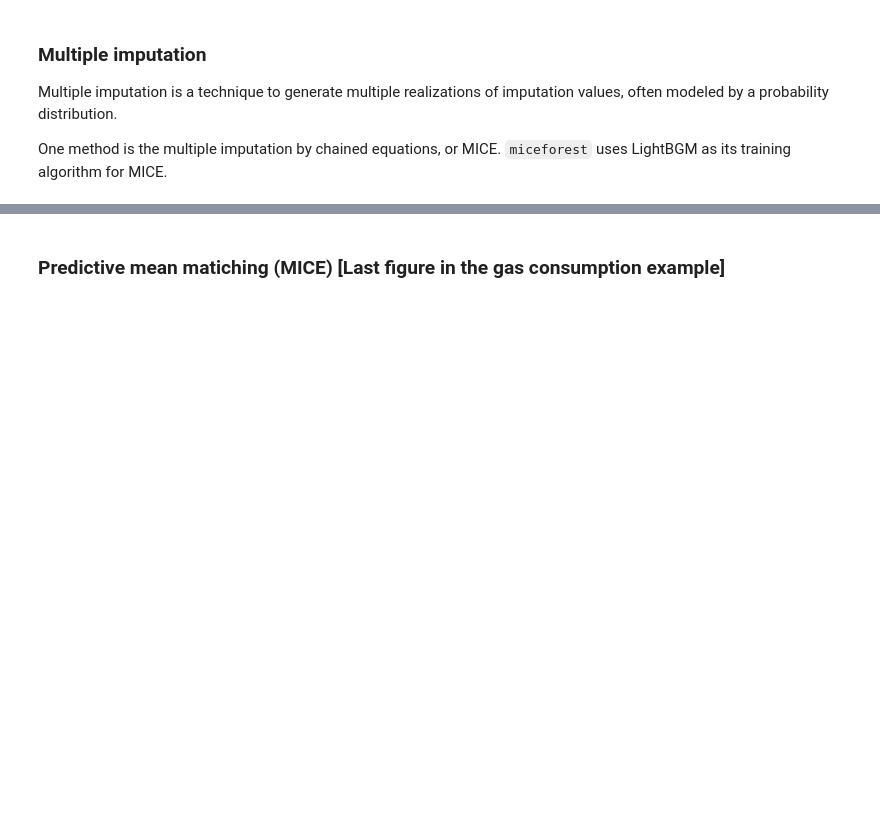
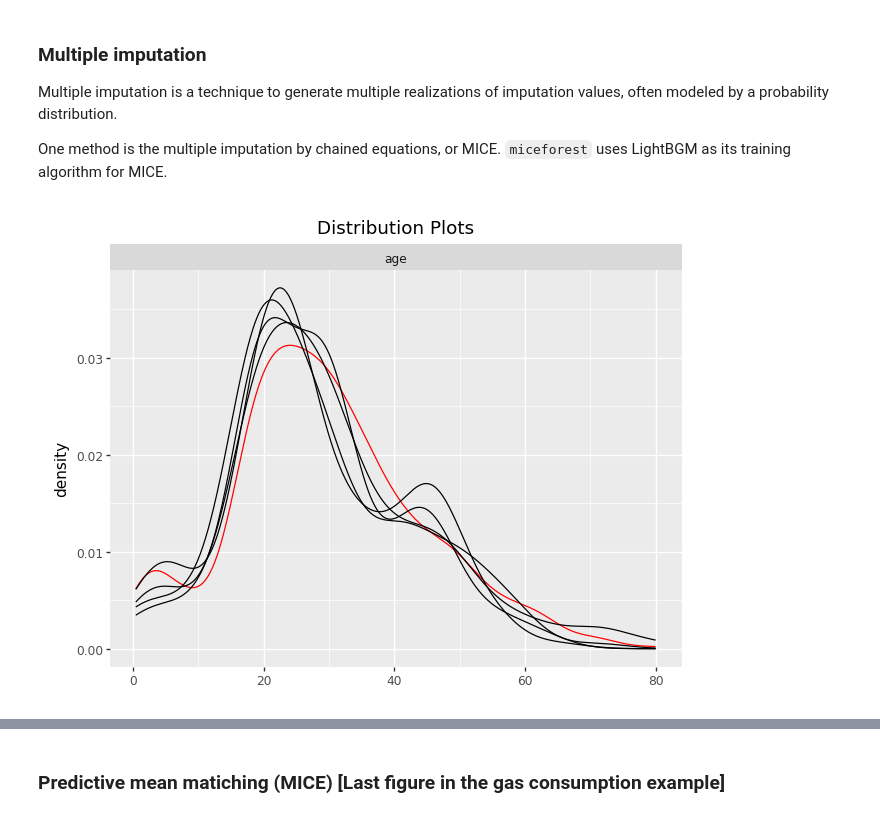
Before and after one commit to mosesyhc/de300-2026wi, a Jupyter notebook: class-notebooks/03-missing-data-class.ipynb, the cells around one changed output, grey strips where cells are left out. Saved outputs shown, nothing was run; the diff lists cells and outputs as text; code cells hidden in the pictures; blank space fills up the shorter version.

Commit message:
inclusion of additional exercise in missing data

```diff
--- a/class-notebooks/03-missing-data-class.ipynb
+++ b/class-notebooks/03-missing-data-class.ipynb
@@ -139,7 +222,10 @@ import miceforest as mf
 # set up a kernel to produce `num_datasets` imputed datasets
 num_datasets = 4
 kernel = mf.ImputationKernel(
-
+    titanic.select_dtypes('number'),
+    num_datasets=num_datasets,
+    save_all_iterations_data=False,
+    random_state=1
 )
 # %%
 # run the MICE algorithm
@@ -146,3 +233,8 @@ kernel = mf.ImputationKernel(
+# %%
+
+kernel.plot_imputed_distributions()
+# %% [output]
+[figure, added]
 # %%
 # retrieve completed data
 titanic_mf = kernel.complete_data
```
Also changed, not shown: parts of 16 cells of this notebook.
